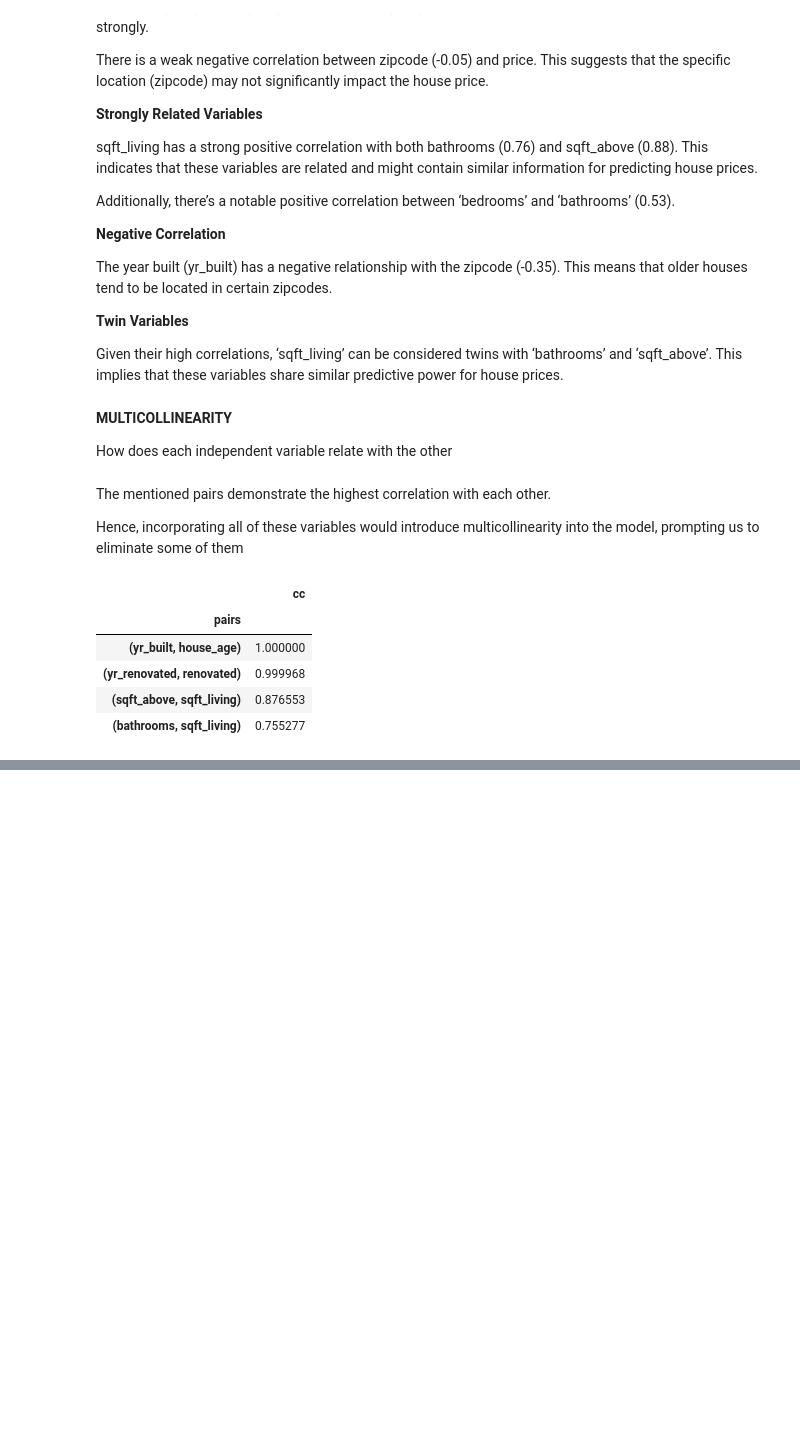
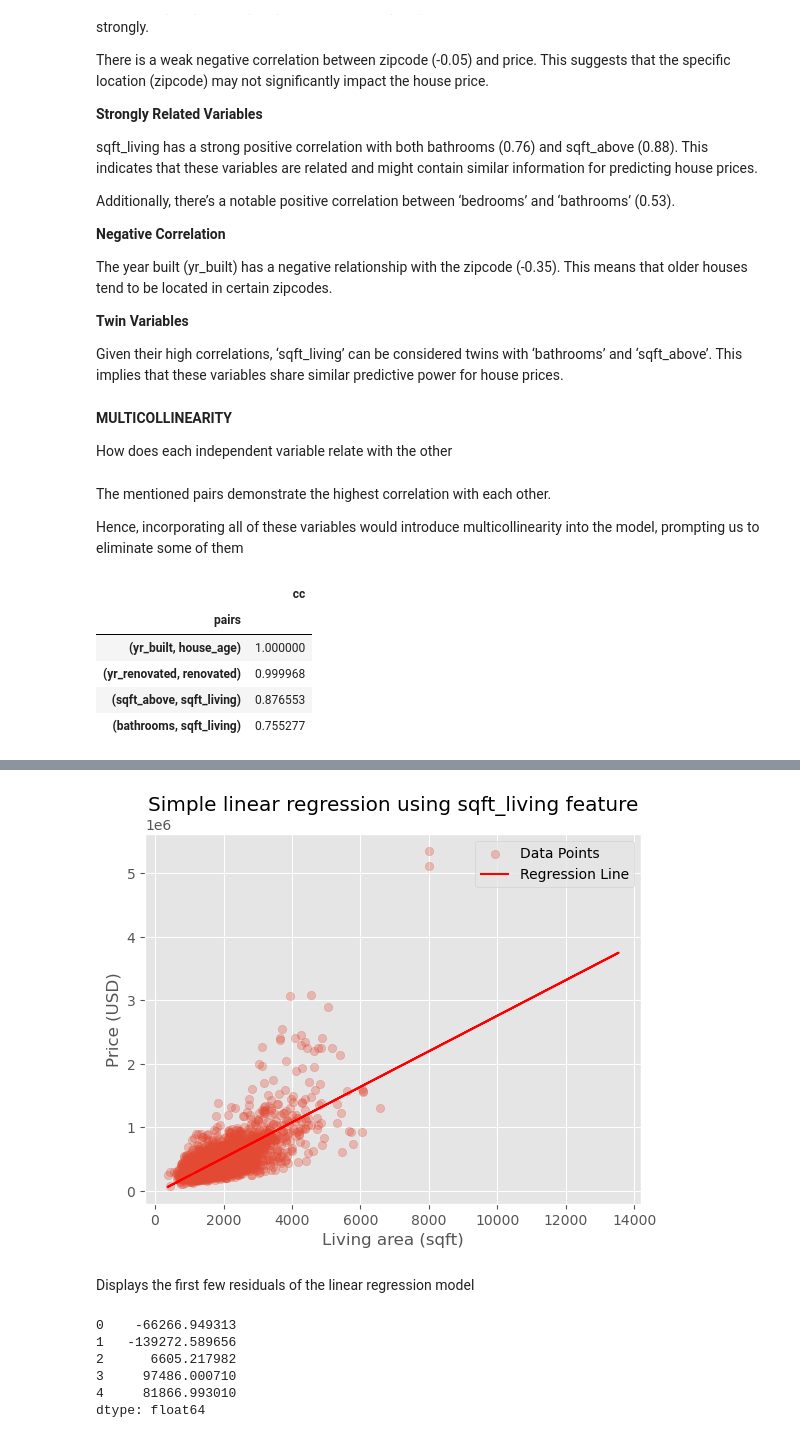
Before and after one commit to Judykoech/Phase2--Group1-Project, a Jupyter notebook: student.ipynb, the cells around one changed output, grey strips where cells are left out. Cells and saved outputs as stored; diff of their text form; code cells hidden in the pictures; blank space fills up the shorter version.

Commit message:
Prepare data for simple linear regression

```diff
--- a/student.ipynb
+++ b/student.ipynb
@@ -1266,0 +1389,3 @@ high_correlation_pairs(king_county_df)
+# %%
+king_county_transform = king_county_transform.replace({True: 1, False: 0})
+king_county_transform.head()
@@ -1266,0 +1448,4 @@ high_correlation_pairs(king_county_df)
+# %%
+# Define X_train and y_train. As single feature need to reshape X_train into column vector
+X_train = np.array(king_county_transform['sqft_living']).reshape(-1,1)
+y_train = king_county_transform['price']
@@ -1266,0 +1488,23 @@ high_correlation_pairs(king_county_df)
+# %%
+
+from sklearn.linear_model import LinearRegression
+from sklearn.model_selection import cross_val_score
+# Create linear regression object
+linreg = LinearRegression()
+
+# Fit on training data
+linreg.fit(X_train, y_train)
+
+# Evaluate using rmse
+scores = cross_val_score(
+            linreg,
+            X_train,
+            y_train,
+            cv=10,
+            scoring="neg_mean_squared_error"
+)
+
+rmse_scores = np.sqrt(-scores)
+display(rmse_scores)
+display(rmse_scores.mean())
+display(rmse_scores.std())
@@ -1266,0 +1523,27 @@ high_correlation_pairs(king_county_df)
+# %%
+# Create visualisation of simple linear regression
+# Get predictions
+y_pred = linreg.predict(X_train)
+# Plot data points
+plt.scatter(x = X_train[:2000], y = y_train[:2000], alpha = 0.3, label = 'Data Points')
+# Plot regression line
+plt.plot(X_train, y_pred, color = 'red', label = 'Regression Line')
+plt.legend()
+plt.title('Simple linear regression using sqft_living feature')
+plt.xlabel('Living area (sqft)')
+plt.ylabel('Price (USD)')
+plt.show()
+# %% [output]
+[figure, added]
+# %% [markdown]
+Displays the first few residuals of the linear regression model
+# %%
+residuals = model.resid
+residuals.head()
+# %% [output]
+0    -66266.949313
+1   -139272.589656
+2      6605.217982
+3     97486.000710
+4     81866.993010
+dtype: float64
```
Also changed, not shown: parts of 49 cells of this notebook.
